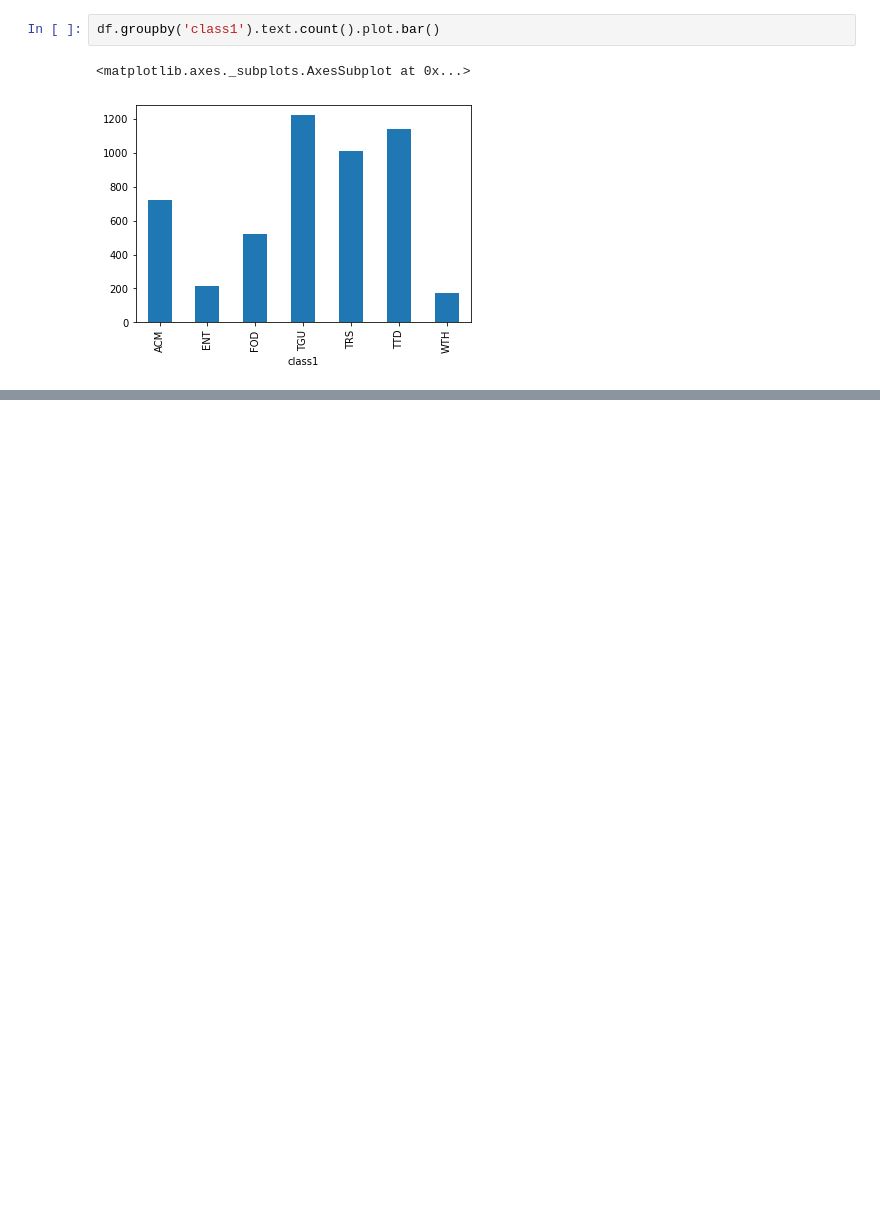
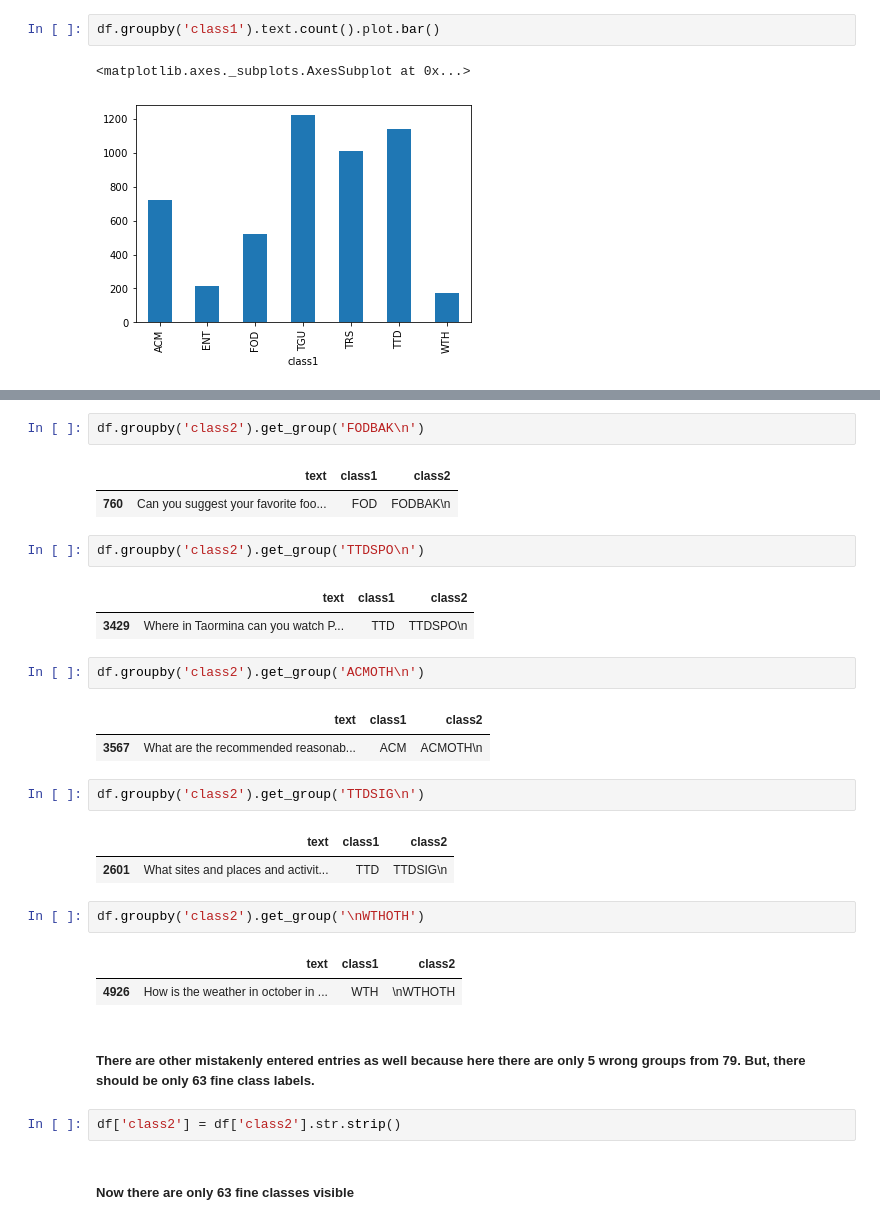
Before and after one commit to tsj1992/CS5616-NLP-A4, a Jupyter notebook: CS5616 - NLP - A4 - Text Classification.ipynb, the cells around one changed output, grey strips where cells are left out. Saved outputs shown, nothing was run; the diff lists cells and outputs as text; blank space fills up the shorter version.

```diff
--- a/CS5616 - NLP - A4 - Text Classification.ipynb
+++ b/CS5616 - NLP - A4 - Text Classification.ipynb
@@ -99,0 +119,31 @@ df.groupby('class1').text.count().plot.bar()
+# %%
+df.groupby('class2').get_group('FODBAK\n')
+# %% [output]
+|  | text | class1 | class2 |
+| 760 | Can you suggest your favorite foo... | FOD | FODBAK\n |
+# %%
+df.groupby('class2').get_group('TTDSPO\n')
+# %% [output]
+|  | text | class1 | class2 |
+| 3429 | Where in Taormina can you watch P... | TTD | TTDSPO\n |
+# %%
+df.groupby('class2').get_group('ACMOTH\n')
+# %% [output]
+|  | text | class1 | class2 |
+| 3567 | What are the recommended reasonab... | ACM | ACMOTH\n |
+# %%
+df.groupby('class2').get_group('TTDSIG\n')
+# %% [output]
+|  | text | class1 | class2 |
+| 2601 | What sites and places and activit... | TTD | TTDSIG\n |
+# %%
+df.groupby('class2').get_group('\nWTHOTH')
+# %% [output]
+|  | text | class1 | class2 |
+| 4926 | How is the weather in october in ... | WTH | \nWTHOTH |
+# %% [markdown]
+##### There are other mistakenly entered entries as well because here there are only 5 wrong groups from 79. But, there should be only 63 fine class labels.
+# %%
+df['class2'] = df['class2'].str.strip()
+# %% [markdown]
+##### Now there are only 63 fine classes visible
```
Also changed, not shown: parts of 10 cells of this notebook.
